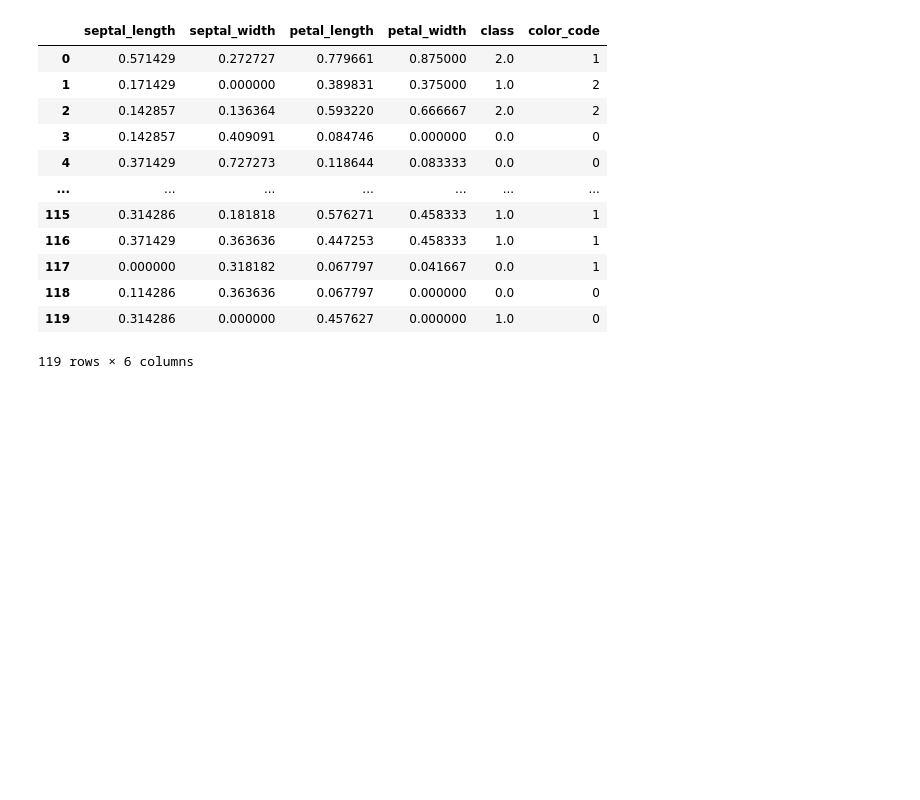
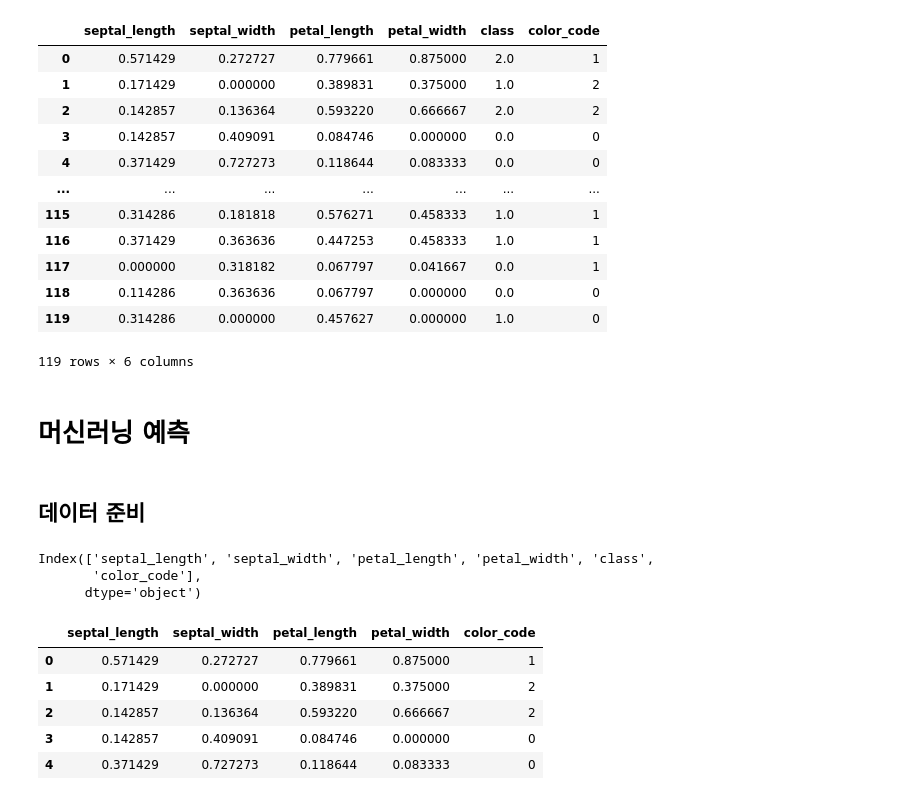
Before and after one commit to dhrim/hongik_2021, a Jupyter notebook: material/library/flawed_iris_preprocessing.ipynb, the cells around one changed output. Drawn from its saved outputs; the diff is of its cells as text; code cells hidden in the pictures; blank space fills up the shorter version.

```diff
--- a/material/library/flawed_iris_preprocessing.ipynb
+++ b/material/library/flawed_iris_preprocessing.ipynb
@@ -567,3 +567,13 @@ working_df
 | 118 | 0.114286 | 0.363636 | 0.067797 | 0.000000 | 0.0 | 0 |
 | 119 | 0.314286 | 0.000000 | 0.457627 | 0.000000 | 1.0 | 0 |
 119 rows × 6 columns
+# %% [markdown]
+# 머신러닝 예측
+# %% [markdown]
+## 데이터 준비
+# %%
+working_df.columns
+# %% [output]
+Index(['septal_length', 'septal_width', 'petal_length', 'petal_width', 'class',
+       'color_code'],
+      dtype='object')
@@ -569,0 +583,9 @@ working_df
+# %%
+data_x.head()
+# %% [output]
+|  | septal_length | septal_width | petal_length | petal_width | color_code |
+| 0 | 0.571429 | 0.272727 | 0.779661 | 0.875000 | 1 |
+| 1 | 0.171429 | 0.000000 | 0.389831 | 0.375000 | 2 |
+| 2 | 0.142857 | 0.136364 | 0.593220 | 0.666667 | 2 |
+| 3 | 0.142857 | 0.409091 | 0.084746 | 0.000000 | 0 |
+| 4 | 0.371429 | 0.727273 | 0.118644 | 0.083333 | 0 |
```
Also changed, not shown: parts of 12 cells of this notebook.
